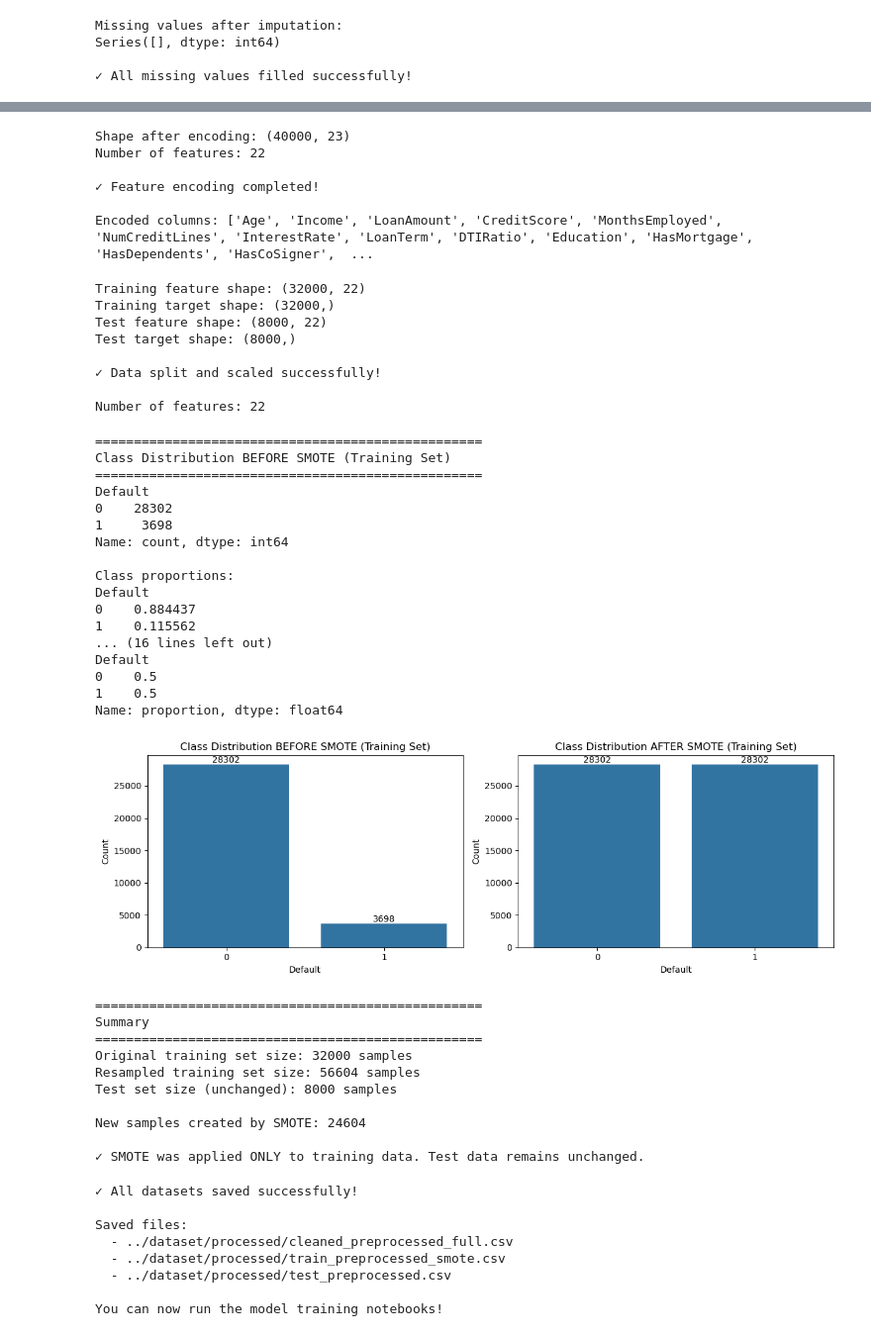
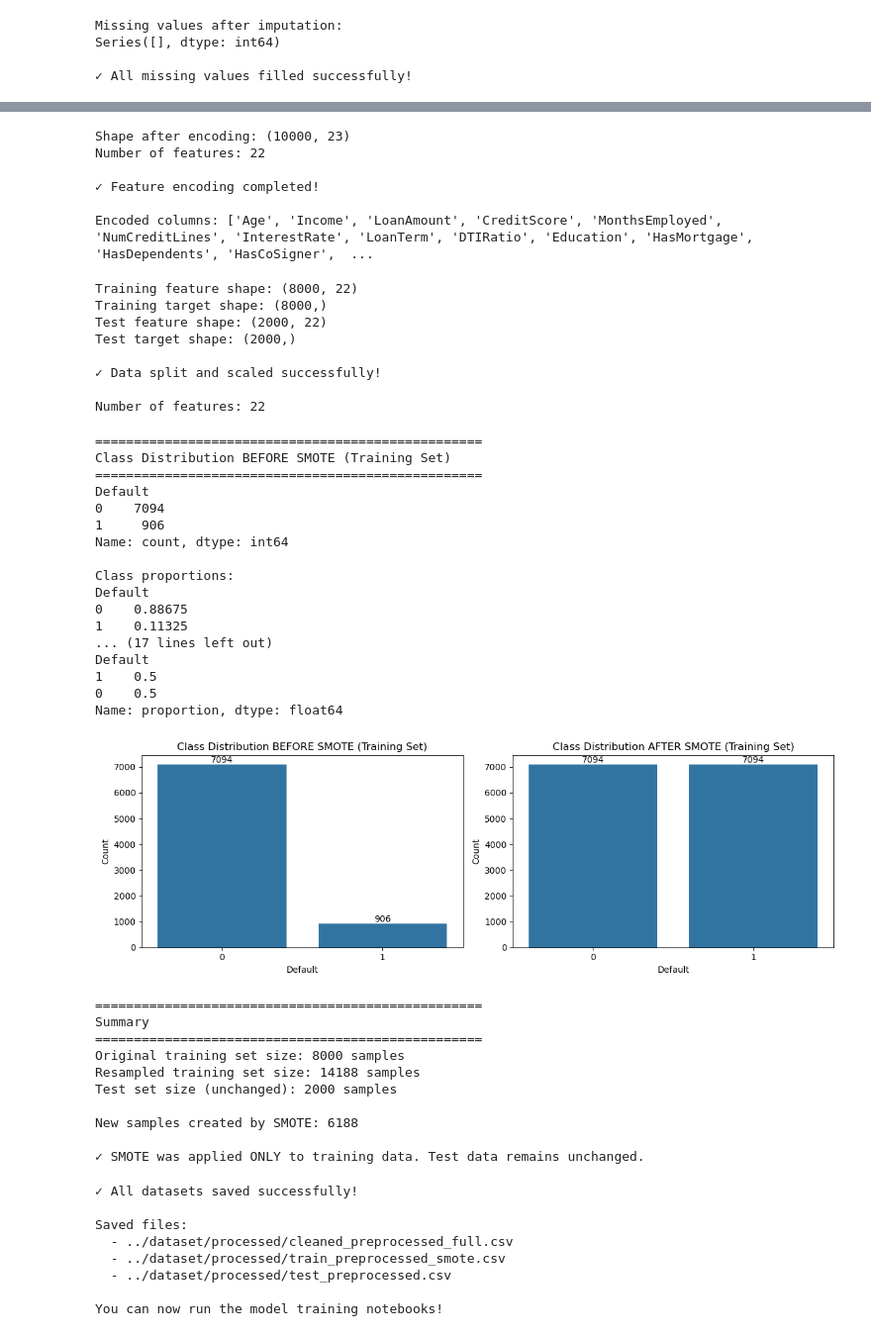
Before and after one commit to chamithusithmaka/MLproject, a Jupyter notebook: notebooks/data_preprocessing.ipynb, the cells around one changed output, grey strips where cells are left out. Shown at 99% size. Drawn from its saved outputs; the diff is of its cells as text; code cells hidden in the pictures.

```diff
--- a/notebooks/data_preprocessing.ipynb
+++ b/notebooks/data_preprocessing.ipynb
@@ -24,10 +24,12 @@ Libraries and modules loaded successfully!
 # Step 1: Load Data
 # ==================
 
-# Load dataset with random sampling (40,000 samples)
-data = load_data('../dataset/Loan_default.csv', sample_size=40000, random_state=42)
+# Control training speed/quality from preprocessing
+SAMPLE_SIZE = 10000
+data = load_data('../dataset/Loan_default.csv', sample_size=SAMPLE_SIZE, random_state=42)
 
 print("Dataset loaded successfully!")
+print(f"Sample size used: {SAMPLE_SIZE:,}")
 print(f"Shape of dataset: {data.shape}")
 
 # Dataset information
@@ -112,7 +114,7 @@ print(f"Number of features: {data_encoded.shape[1] - 1}")  # -1 for target colum
 print(f"\n✓ Feature encoding completed!")
 print(f"\nEncoded columns: {list(data_encoded.columns)}")
 # %% [output]
-Shape after encoding: (40000, 23)
+Shape after encoding: (10000, 23)
 Number of features: 22
 
 ✓ Feature encoding completed!
@@ -137,10 +139,10 @@ print(f"Test target shape: {y_test.shape}")
 print(f"\n✓ Data split and scaled successfully!")
 print(f"\nNumber of features: {len(feature_names)}")
 # %% [output]
-Training feature shape: (32000, 22)
-Training target shape: (32000,)
-Test feature shape: (8000, 22)
-Test target shape: (8000,)
+Training feature shape: (8000, 22)
+Training target shape: (8000,)
+Test feature shape: (2000, 22)
+Test target shape: (2000,)
 
 ✓ Data split and scaled successfully!
 
@@ -168,14 +170,21 @@ plt.ylabel('Count')
 for i, count in enumerate(y_train.value_counts().sort_index()):
     plt.text(i, count, str(count), ha='center', va='bottom')
 
-# Apply SMOTE using preprocessing function
+# Apply SMOTE in preprocessing so model notebook can use the saved dataset directly
 print("\n" + "="*50)
 print("Applying SMOTE to Training Data...")
 print("="*50)
 
-x_train_resampled, y_train_resampled = apply_smote(x_train_scaled, y_train, random_state=42)
+SMOTE_SAMPLING_STRATEGY = 'auto'
+x_train_resampled, y_train_resampled = apply_smote(
+    x_train_scaled,
+    y_train,
+    random_state=42,
+    sampling_strategy=SMOTE_SAMPLING_STRATEGY
+)
 
 print("✓ SMOTE applied successfully!")
+print(f"SMOTE sampling_strategy: {SMOTE_SAMPLING_STRATEGY}")
 
 # Show class distribution AFTER SMOTE
 print("\n" + "="*50)
@@ -191,48 +200,48 @@ sns.countplot(x=y_train_resampled)
 plt.title('Class Distribution AFTER SMOTE (Training Set)')
 plt.xlabel('Default')
 plt.ylabel('Count')
 for i, count in enumerate(pd.Series(y_train_resampled).value_counts().sort_index()):
     plt.text(i, count, str(count), ha='center', va='bottom')
 
 plt.tight_layout()
 plt.show()
 
 # Summary
 print("\n" + "="*50)
 print("Summary")
 print("="*50)
 print(f"Original training set size: {x_train_scaled.shape[0]} samples")
 print(f"Resampled training set size: {x_train_resampled.shape[0]} samples")
 print(f"Test set size (unchanged): {x_test_scaled.shape[0]} samples")
 print(f"\nNew samples created by SMOTE: {x_train_resampled.shape[0] - x_train_scaled.shape[0]}")
 print("\n✓ SMOTE was applied ONLY to training data. Test data remains unchanged.")
 # %% [output]
 ==================================================
 Class Distribution BEFORE SMOTE (Training Set)
 ==================================================
 Default
-0    28302
-1     3698
+0    7094
+1     906
 Name: count, dtype: int64
 
 Class proportions:
 Default
-0    0.884437
-1    0.115562
-... (16 lines left out)
+0    0.88675
+1    0.11325
+... (17 lines left out)
 Default
+1    0.5
 0    0.5
-1    0.5
 Name: proportion, dtype: float64
-[figure, old version]
+[figure, new version]
 ==================================================
 Summary
 ==================================================
-Original training set size: 32000 samples
-Resampled training set size: 56604 samples
-Test set size (unchanged): 8000 samples
+Original training set size: 8000 samples
+Resampled training set size: 14188 samples
+Test set size (unchanged): 2000 samples
 
-New samples created by SMOTE: 24604
+New samples created by SMOTE: 6188
 
 ✓ SMOTE was applied ONLY to training data. Test data remains unchanged.
 # %%
```
Also changed, not shown: parts of 2 cells of this notebook, 5 other files.
